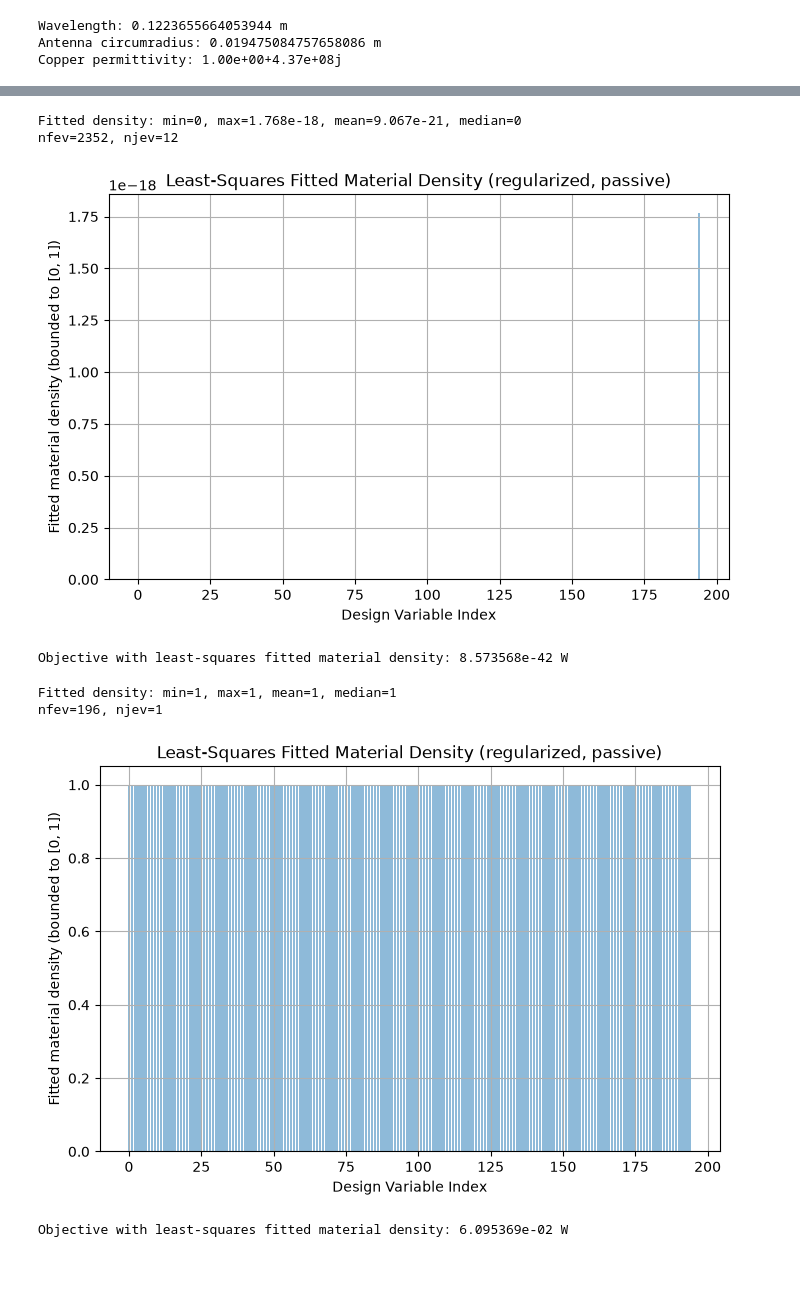
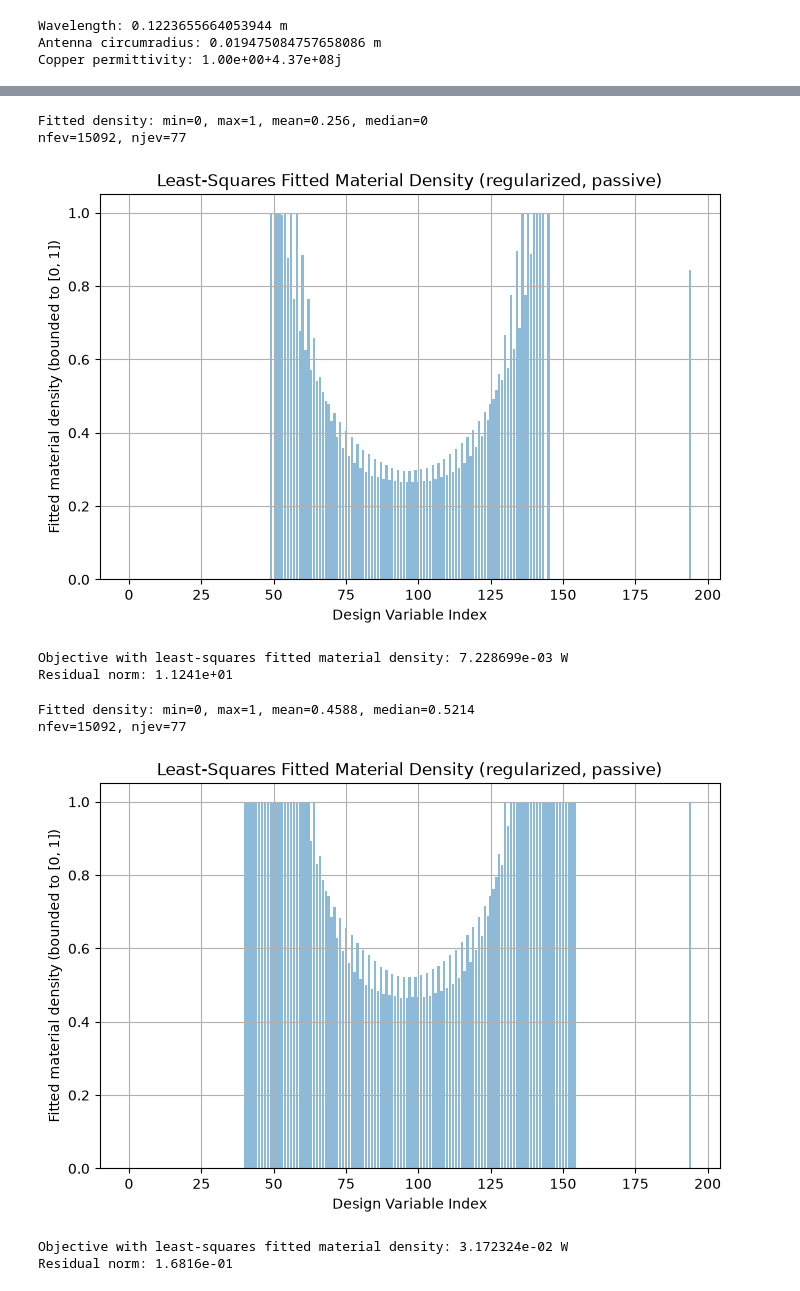
Before and after one commit to liskaja8/dolphindes, a Jupyter notebook: examples/limits/antenna_limits_IvecShiftChol.ipynb, the cells around one changed output, grey strips where cells are left out. Cells and saved outputs as stored; diff of their text form; code cells hidden in the pictures.

```diff
--- a/examples/limits/antenna_limits_IvecShiftChol.ipynb
+++ b/examples/limits/antenna_limits_IvecShiftChol.ipynb
@@ -42,8 +42,7 @@ Lmat = np.loadtxt(r"Lmat_matrix.txt", delimiter=',') # lossy matrix
 Ndes = Lmat.shape[0] # number of design variables
 print("Number of design variables: ", Ndes)
 
-scaling_factor = 1e3 # scaling factor for numerical stability
-Lchol = scaling_factor * np.linalg.cholesky(Lmat).conj().T
+Lchol = np.linalg.cholesky(Lmat).conj().T
 LcholInv = np.linalg.inv(Lchol)
 
 def sym_mat(M):
@@ -75,8 +74,8 @@ Ztot = Z0 + Zmat # total impedance matrix
 
 Vzero = np.zeros((Ndes,), dtype=complex) # zero vector
 
-Obj = scaling_factor**2 * (-0.5 * R0)
-obj = scaling_factor * (-0.5 * Vzero)/2
+Obj = -0.5 * R0 # objective matrix
+obj = Vzero/2
 obj0 = 0
 
 # full plate performance
@@ -103,6 +104,9 @@ i0 = Ifull
 Nopt = Umat.shape[0] # number of optimization variables (after reduction)
 
 Pdiags = np.ones((Nopt,2), dtype=complex) # global constraints
+# Pdiags[:,0] = (1j*np.conj(Zs))
+# Pdiags[:,1] = 1j*(1j*np.conj(Zs))
+Pdiags[:,0] = 1
 Pdiags[:,1] = 1j
 norm_list = [1, 1]
 Plist = [sp.diags(Pdiags[:,i] / norm_list[i]) for i in range(Pdiags.shape[1])]
@@ -189,8 +198,8 @@ gcd_QCQP = copy.deepcopy(QCQP)
 
 t = time.time()
 opt_params = OptimizationHyperparameters(
-    opttol=1e-6,
-    gradConverge=False,
+    opttol=1e-4,
+    gradConverge=True,
     min_inner_iter=10,
     max_restart=10,
     penalty_ratio=1e-2,
@@ -200,9 +209,9 @@ opt_params = OptimizationHyperparameters(
 )
 
 gcd_params = GCDHyperparameters(
-    gcd_tol=1e-6,                 # Keep extremely tight to prevent early exit
-    max_proj_cstrt_num=40,       # CRITICAL: > 390. Safely covers all complex degrees of freedom!
-    max_gcd_iter_num=40,         # Increased to give GCD enough runway to generate up to 400 constraints
+    gcd_tol=1e-4,                 # Keep extremely tight to prevent early exit
+    max_proj_cstrt_num=30,       # CRITICAL: > 390. Safely covers all complex degrees of freedom!
+    max_gcd_iter_num=50,         # Increased to give GCD enough runway to generate up to 400 constraints
     gcd_iter_period=5,            # Check for convergence every 2*Nopt iterations to give GCD enough time to generate constraints and converge
     orthonormalize=True,
     opt_params=opt_params
@@ -375,7 +461,7 @@ from scipy.optimize import minimize
 
 
 def _residual(rho):
-    Sigma = 1/Zs * np.diag(rho)
+    Sigma = np.diag(rho) / Zs
     T = np.eye(Ndes) + Sigma @ Z0
     jVec = Sigma @ Vinc - T @ Ifull
     r = T @ sVec - jVec
@@ -402,58 +488,62 @@ plt.title('Least-Squares Fitted Material Density (regularized, passive)')
 plt.grid(True)
 plt.show()
 
-Sigma = 1/Zs * np.diag(density_fit)
+Sigma = np.diag(density_fit) / Zs
 T = np.eye(Ndes) + Sigma @ Z0
 IfullFit = np.linalg.solve(T, Sigma @ Vinc) # current distribution for the fitted material design
 PfullFit = -np.real(IfullFit.conj().T @ Obj @ IfullFit) # radiated power for the fitted material design
 print(f"Objective with least-squares fitted material density: {PfullFit:.6e} W")
+print(f"Residual norm: {_residual(density_fit):.4e}")
 # %% [output]
-Fitted density: min=0, max=1.768e-18, mean=9.067e-21, median=0
-nfev=2352, njev=12
+Fitted density: min=0, max=1, mean=0.256, median=0
+nfev=15092, njev=77
-[figure, old version]
+[figure, new version]
-Objective with least-squares fitted material density: 8.573568e-42 W
+Objective with least-squares fitted material density: 7.228699e-03 W
+Residual norm: 1.1241e+01
 # %%
 # inference
 
 
 def _residual(rho):
-    Sigma = 1/Zs * np.diag(rho)
+    Sigma = np.diag(rho) / Zs
     T = np.eye(Ndes) + Sigma @ Z0
     jVec = Sigma @ Vinc
     r = T @ Ivec - jVec
     return np.linalg.norm(r / np.linalg.norm(jVec),ord=1)
 
 
 
-rho0 = np.full(Ndes, 1)
-# rho0 = material_density_clipped
+# rho0 = np.full(Ndes, 1)
+rho0 = material_density_clipped
 ls_result = minimize(_residual, rho0, bounds=[(0, 1.0)],
                            tol=1e-15, method='L-BFGS-B')
 density_fit = ls_result.x
 # print(f"Least-squares fit: normalized residual = {np.sqrt(2 * ls_result.cost):.4e} "
 #       "(0 would mean Ivec is exactly realizable by some passive density)")
 print(f"Fitted density: min={density_fit.min():.4g}, max={density_fit.max():.4g}, "
       f"mean={density_fit.mean():.4g}, median={np.median(density_fit):.4g}")
 print(f"nfev={ls_result.nfev}, njev={ls_result.njev}")
 
 plt.figure(figsize=(8, 5))
 plt.bar(np.arange(Ndes), density_fit, alpha=0.5)
 plt.xlabel('Design Variable Index')
 plt.ylabel('Fitted material density (bounded to [0, 1])')
 plt.title('Least-Squares Fitted Material Density (regularized, passive)')
 plt.grid(True)
 plt.show()
 
-Sigma = 1/Zs * np.diag(density_fit)
+Sigma = np.diag(density_fit) / Zs
 T = np.eye(Ndes) + Sigma @ Z0
 IfullFit = np.linalg.solve(T, Sigma @ Vinc) # current distribution for the fitted material design
 PfullFit = -np.real(IfullFit.conj().T @ Obj @ IfullFit) # radiated power for the fitted material design
 print(f"Objective with least-squares fitted material density: {PfullFit:.6e} W")
+print(f"Residual norm: {_residual(density_fit):.4e}")
 # %% [output]
-Fitted density: min=1, max=1, mean=1, median=1
-nfev=196, njev=1
+Fitted density: min=0, max=1, mean=0.4588, median=0.5214
+nfev=15092, njev=77
-[figure, old version]
+[figure, new version]
-Objective with least-squares fitted material density: 6.095369e-02 W
+Objective with least-squares fitted material density: 3.172324e-02 W
+Residual norm: 1.6816e-01
 # %%
 # inference
 
```
Also changed, not shown: parts of 11 cells of this notebook, 1 other file.
